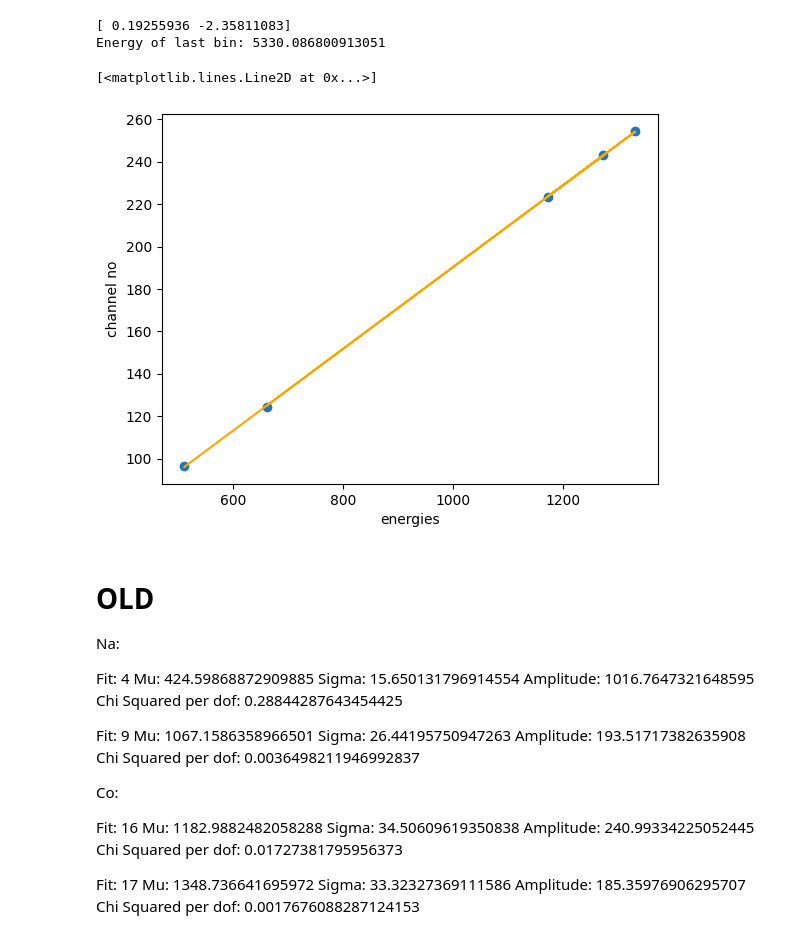
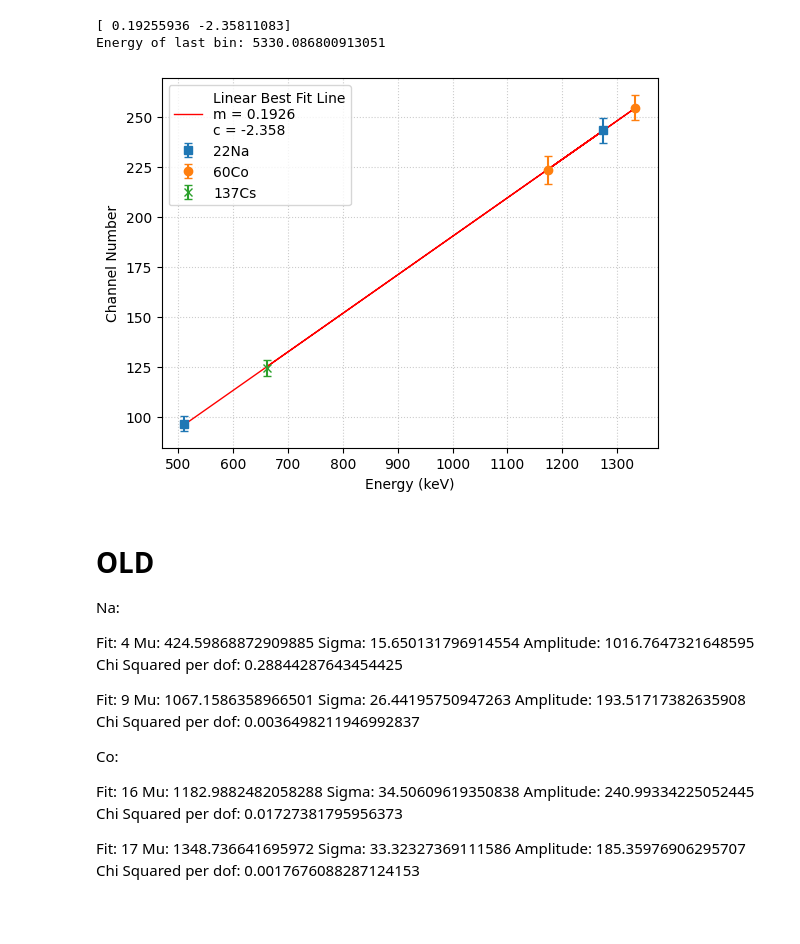
Before and after one commit to mkidson/Uni-Code, a Jupyter notebook: Honours/NP/Lab_2/calibration/High Energy/highEnergy.ipynb, the cells around one changed output. Saved outputs shown, nothing was run; the diff lists cells and outputs as text; code cells hidden in the pictures.

```diff
--- a/Honours/NP/Lab_2/calibration/High Energy/highEnergy.ipynb
+++ b/Honours/NP/Lab_2/calibration/High Energy/highEnergy.ipynb
@@ -248,15 +248,21 @@ print(f'Energy of last bin: {(1024 - popt[1]) / popt[0]}')
 # %% [output]
 [ 0.19255936 -2.35811083]
 Energy of last bin: 5330.086800913051
-# %%
-plt.figure()
-plt.scatter(energies, mus)
-plt.xlabel('energies')
-plt.ylabel('channel no')
-plt.plot(energies, popt[0]*energies + popt[1], color='orange')
-# %% [output]
-[<matplotlib.lines.Line2D at 0x...>]
-[figure, removed]
+# %%
+plt.figure()
+plt.xlabel('Energy (keV)')
+plt.ylabel('Channel Number')
+plt.xticks([500,600,700,800,900,1000,1100,1200,1300])
+plt.grid(color='#CCCCCC', linestyle=':')
+# plt.plot(energies, popt[0]*energies + popt[1], color='orange')
+plt.plot(energies, popt[0]*energies + popt[1], 'red', linewidth=1, label=f'Linear Best Fit Line\nm = {popt[0]:.4}\nc = {popt[1]:.4}')
+plt.errorbar(energies[:2], mus[:2], sigmas[:2], label='22Na', fmt='s', capsize=3)
+plt.errorbar(energies[2:4], mus[2:4], sigmas[2:4], label='60Co', fmt='o', capsize=3)
+plt.errorbar(energies[4:], mus[4:], sigmas[4:], label='137Cs', fmt='x', capsize=3)
+plt.legend()
+plt.savefig('./high_calibration.pdf')
+# %% [output]
+[figure, added]
 # %% [markdown]
 # OLD
 
```
Also changed, not shown: 5 other files.
